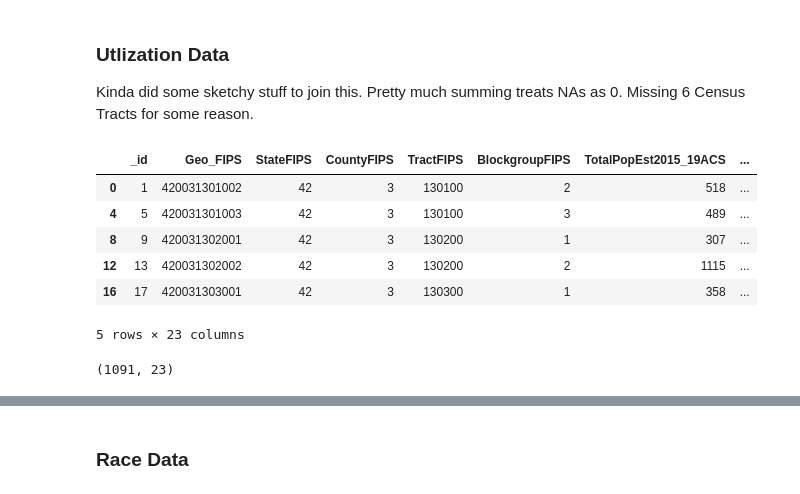
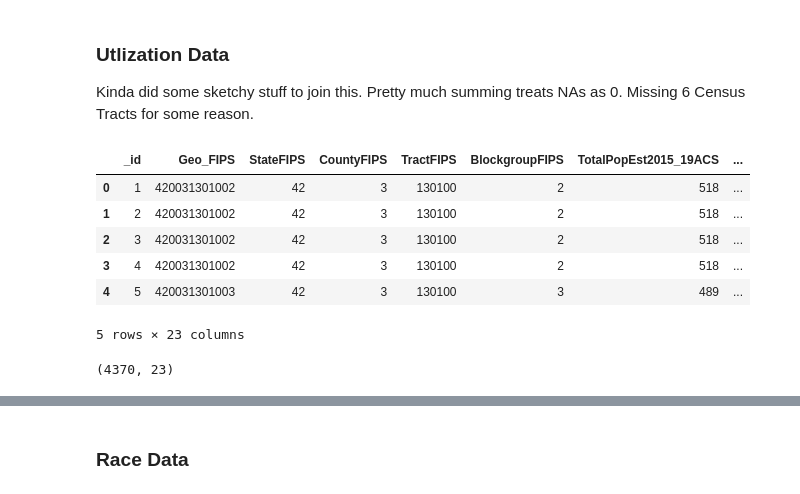
Before and after one commit to mbatheja/Allegheny_County_Asthma_ML, a Jupyter notebook: Asthma.ipynb, the cells around one changed output, grey strips where cells are left out. Cells and saved outputs as stored; diff of their text form; code cells hidden in the pictures.

```diff
--- a/Asthma.ipynb
+++ b/Asthma.ipynb
@@ -184,19 +254,18 @@ testMerge.dropna().shape
 Kinda did some sketchy stuff to join this. Pretty much summing treats NAs as 0. Missing 6 Census Tracts for some reason.
 # %%
 ER_use = pd.read_csv("Allegheny_county_ER_use.csv")
-ER_use = ER_use[ER_use['YearOfStartDate'] == 2016]
 ER_use.head()
 # %% [output]
 |  | _id | Geo_FIPS | StateFIPS | CountyFIPS | TractFIPS | BlockgroupFIPS | TotalPopEst2015_19ACS | ... |
 | 0 | 1 | 420031301002 | 42 | 3 | 130100 | 2 | 518 | ... |
+| 1 | 2 | 420031301002 | 42 | 3 | 130100 | 2 | 518 | ... |
+| 2 | 3 | 420031301002 | 42 | 3 | 130100 | 2 | 518 | ... |
+| 3 | 4 | 420031301002 | 42 | 3 | 130100 | 2 | 518 | ... |
 | 4 | 5 | 420031301003 | 42 | 3 | 130100 | 3 | 489 | ... |
-| 8 | 9 | 420031302001 | 42 | 3 | 130200 | 1 | 307 | ... |
-| 12 | 13 | 420031302002 | 42 | 3 | 130200 | 2 | 1115 | ... |
-| 16 | 17 | 420031303001 | 42 | 3 | 130300 | 1 | 358 | ... |
 5 rows × 23 columns
 # %%
 ER_use.shape
 # %% [output]
-(1091, 23)
+(4370, 23)
 # %%
 PC_use = pd.read_csv("Allegheny_county_PC_use.csv")
```
Also changed, not shown: parts of 38 cells of this notebook.
